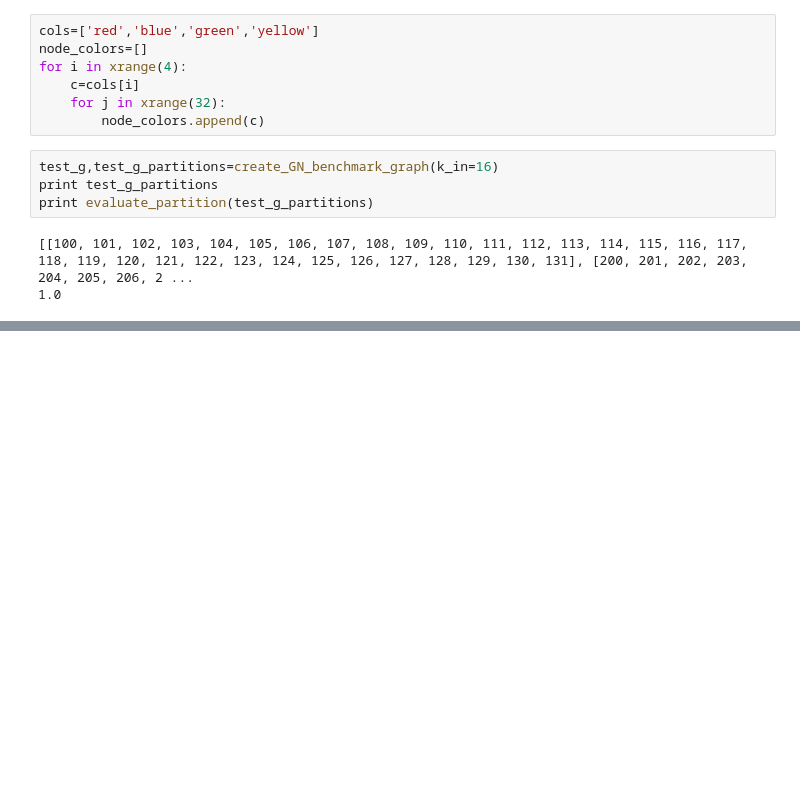
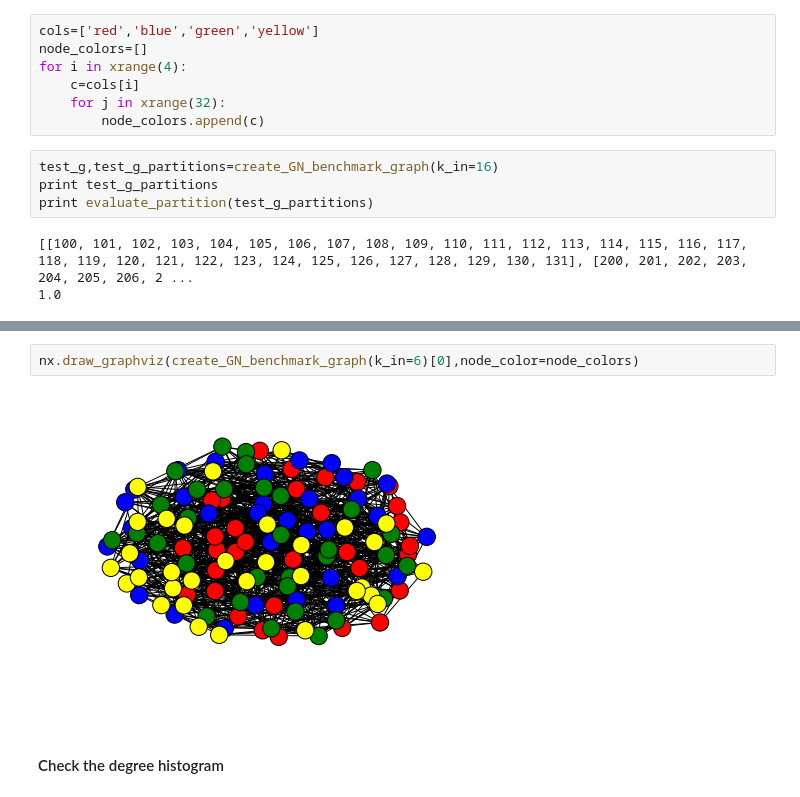
Before and after one commit to riblidezso/graph_clust_alg_comparison, a Jupyter notebook: devel_notebooks/GN_benchmark.ipynb, the cells around one changed output, grey strips where cells are left out. Saved outputs shown, nothing was run; the diff lists cells and outputs as text; blank space fills up the shorter version.

```diff
--- a/devel_notebooks/GN_benchmark.ipynb
+++ b/devel_notebooks/GN_benchmark.ipynb
@@ -79,0 +87,6 @@ nx.draw_graphviz(create_GN_benchmark_graph(k_in=12)[0],node_color=node_colors)
+# %%
+nx.draw_graphviz(create_GN_benchmark_graph(k_in=6)[0],node_color=node_colors)
+# %% [output]
+[figure, added]
+# %% [markdown]
+#### Check the degree histogram
```
Also changed, not shown: parts of 4 cells of this notebook, 1 other file.
